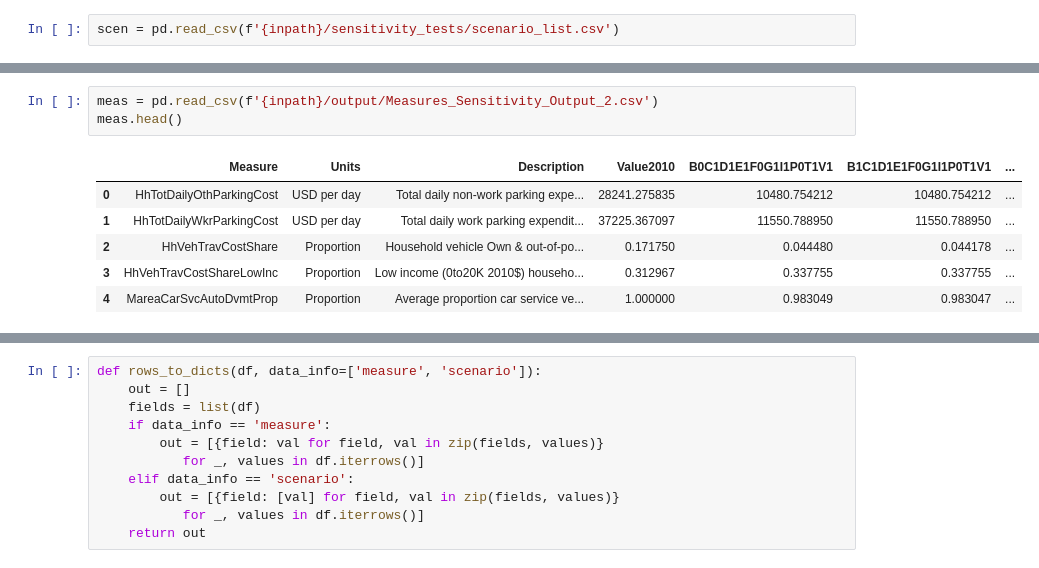
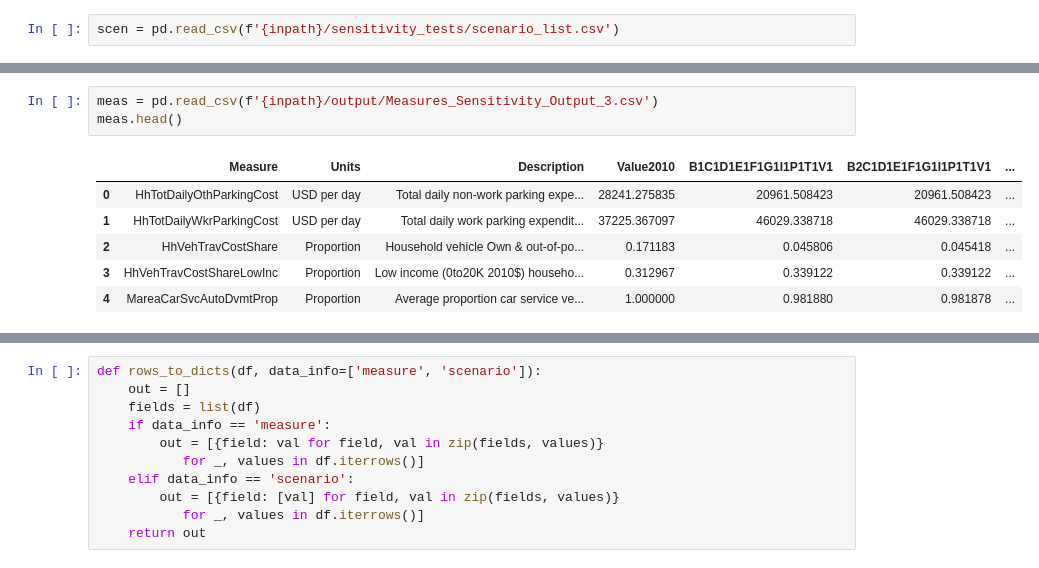
Before and after one commit to dongmeic/PythonLearning, a Jupyter notebook: Work/scenario_json.py.ipynb, the cells around one changed output, grey strips where cells are left out. Drawn from its saved outputs; the diff is of its cells as text.

Commit message:
tested output after removing zero levels

```diff
--- a/Work/scenario_json.py.ipynb
+++ b/Work/scenario_json.py.ipynb
@@ -28,13 +28,13 @@ scen.head()
 # %%
-meas = pd.read_csv(f'{inpath}/output/Measures_Sensitivity_Output_2.csv')
+meas = pd.read_csv(f'{inpath}/output/Measures_Sensitivity_Output_3.csv')
 meas.head()
 # %% [output]
-|  | Measure | Units | Description | Value2010 | B0C1D1E1F0G1I1P0T1V1 | B1C1D1E1F0G1I1P0T1V1 | ... |
-| 0 | HhTotDailyOthParkingCost | USD per day | Total daily non-work parking expe... | 28241.275835 | 10480.754212 | 10480.754212 | ... |
-| 1 | HhTotDailyWkrParkingCost | USD per day | Total daily work parking expendit... | 37225.367097 | 11550.788950 | 11550.788950 | ... |
-| 2 | HhVehTravCostShare | Proportion | Household vehicle Own & out-of-po... | 0.171750 | 0.044480 | 0.044178 | ... |
-| 3 | HhVehTravCostShareLowInc | Proportion | Low income (0to20K 2010$) househo... | 0.312967 | 0.337755 | 0.337755 | ... |
-| 4 | MareaCarSvcAutoDvmtProp | Proportion | Average proportion car service ve... | 1.000000 | 0.983049 | 0.983047 | ... |
+|  | Measure | Units | Description | Value2010 | B1C1D1E1F1G1I1P1T1V1 | B2C1D1E1F1G1I1P1T1V1 | ... |
+| 0 | HhTotDailyOthParkingCost | USD per day | Total daily non-work parking expe... | 28241.275835 | 20961.508423 | 20961.508423 | ... |
+| 1 | HhTotDailyWkrParkingCost | USD per day | Total daily work parking expendit... | 37225.367097 | 46029.338718 | 46029.338718 | ... |
+| 2 | HhVehTravCostShare | Proportion | Household vehicle Own & out-of-po... | 0.171183 | 0.045806 | 0.045418 | ... |
+| 3 | HhVehTravCostShareLowInc | Proportion | Low income (0to20K 2010$) househo... | 0.312967 | 0.339122 | 0.339122 | ... |
+| 4 | MareaCarSvcAutoDvmtProp | Proportion | Average proportion car service ve... | 1.000000 | 0.981880 | 0.981878 | ... |
 # %%
 for x in scen.iterrows():
     print(x)
```
Also changed, not shown: parts of 20 cells of this notebook.
